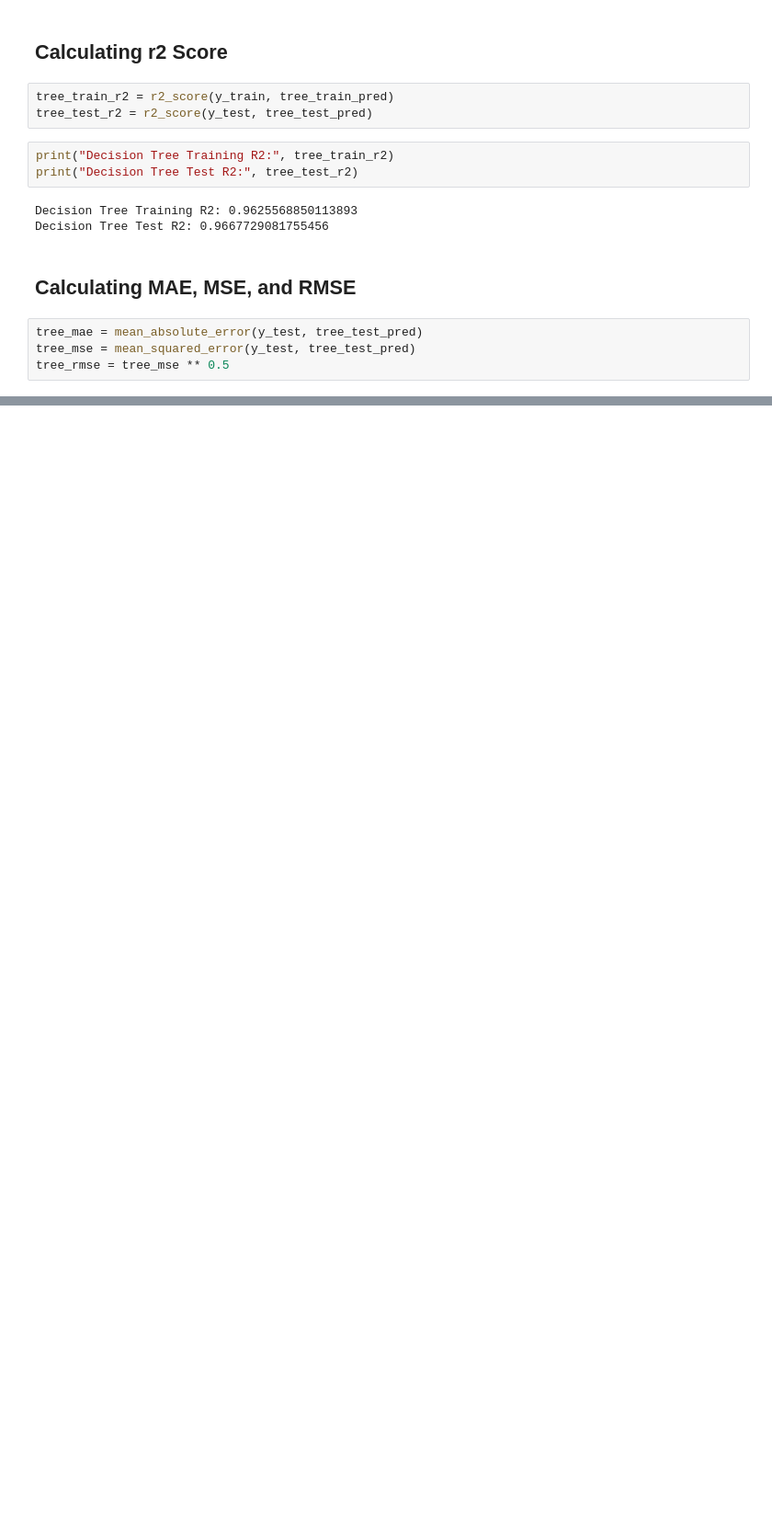
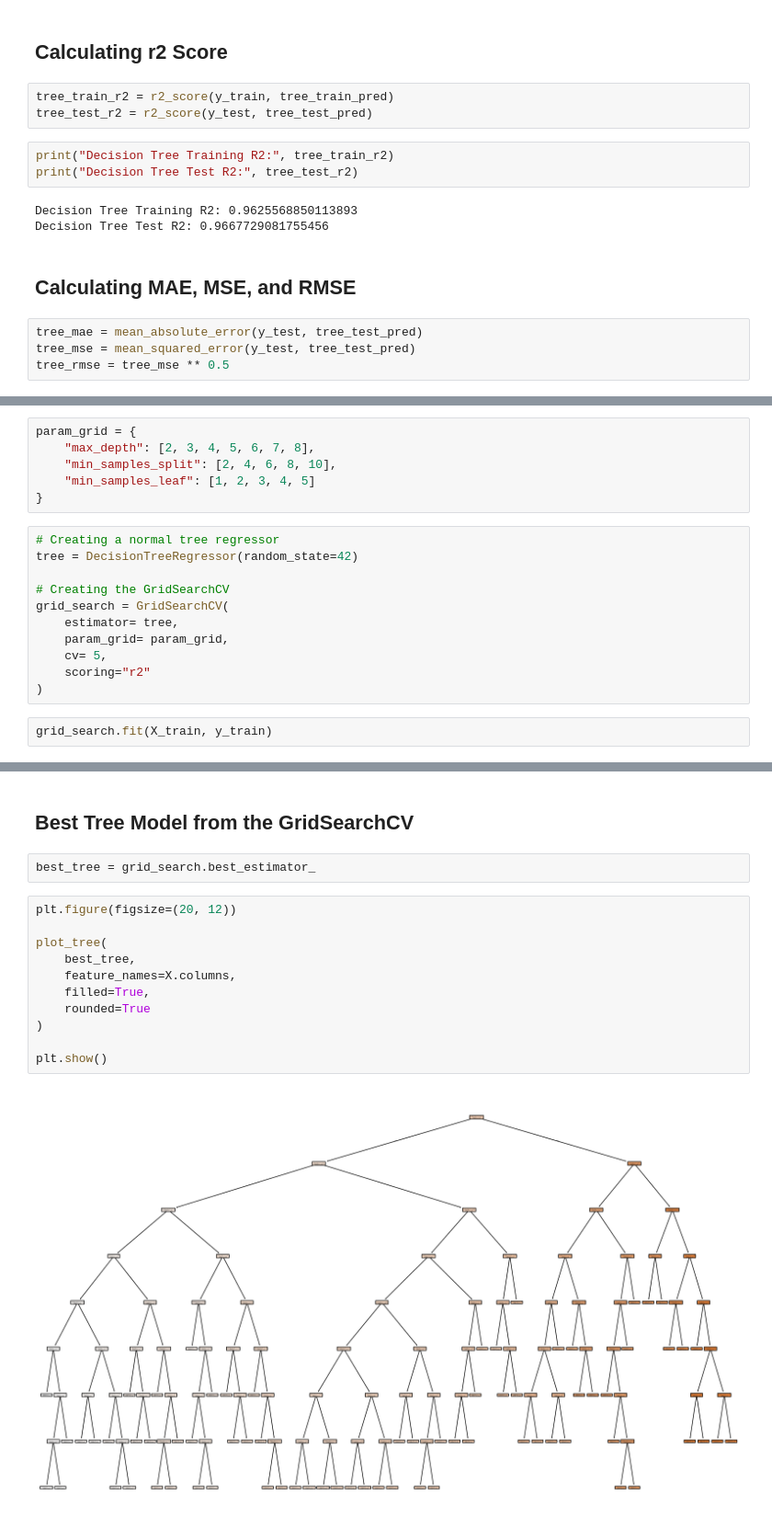
Before and after one commit to OleSuyaye/student-marks-regression, a Jupyter notebook: notebooks/student_marks.ipynb, the cells around one changed output, grey strips where cells are left out. Shown at 92% size. Saved outputs shown, nothing was run; the diff lists cells and outputs as text; blank space fills up the shorter version.

Commit message:
Cross-validation, GridSearchCV

```diff
--- a/notebooks/student_marks.ipynb
+++ b/notebooks/student_marks.ipynb
@@ -259,0 +391,19 @@ Decision Tree RMSE: 2.955826020368418
+# %%
+param_grid = {
+    "max_depth": [2, 3, 4, 5, 6, 7, 8],
+    "min_samples_split": [2, 4, 6, 8, 10],
+    "min_samples_leaf": [1, 2, 3, 4, 5]
+}
+# %%
+# Creating a normal tree regressor
+tree = DecisionTreeRegressor(random_state=42)
+
+# Creating the GridSearchCV
+grid_search = GridSearchCV(
+    estimator= tree,
+    param_grid= param_grid,
+    cv= 5,
+    scoring="r2"
+)
+# %%
+grid_search.fit(X_train, y_train)
@@ -259,0 +432,17 @@ Decision Tree RMSE: 2.955826020368418
+# %% [markdown]
+## Best Tree Model from the GridSearchCV
+# %%
+best_tree = grid_search.best_estimator_
+# %%
+plt.figure(figsize=(20, 12))
+
+plot_tree(
+    best_tree,
+    feature_names=X.columns,
+    filled=True,
+    rounded=True
+)
+
+plt.show()
+# %% [output]
+[figure, added]
```
Also changed, not shown: parts of 17 cells of this notebook.
